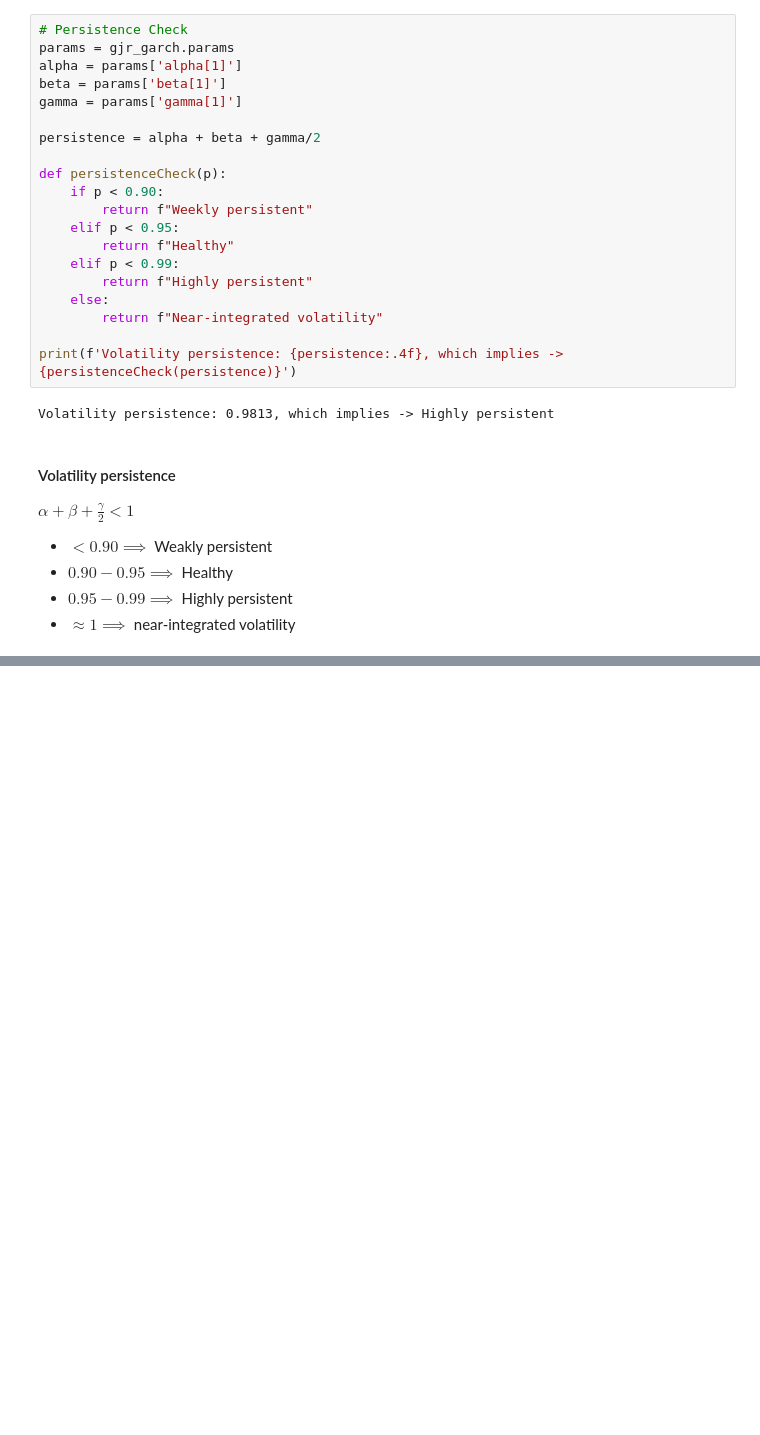
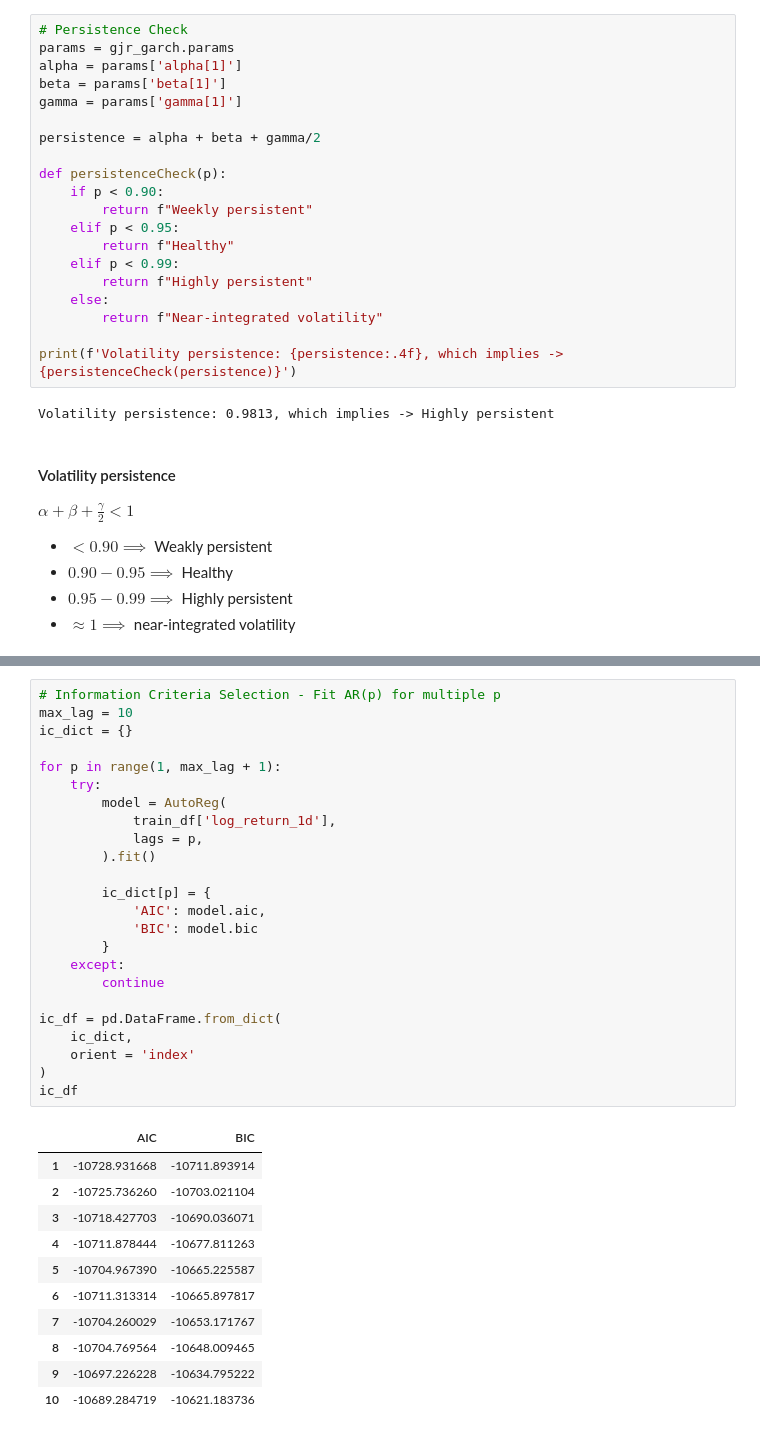
Before and after one commit to gorkemyencak/stock-volatility-time-series-analysis, a Jupyter notebook: main.ipynb, the cells around one changed output, grey strips where cells are left out. Cells and saved outputs as stored; diff of their text form; blank space fills up the shorter version.

```diff
--- a/main.ipynb
+++ b/main.ipynb
@@ -1155,0 +1223,36 @@ $\alpha + \beta + \frac{\gamma}{2} < 1$
+# %%
+# Information Criteria Selection - Fit AR(p) for multiple p
+max_lag = 10
+ic_dict = {}
+
+for p in range(1, max_lag + 1):
+    try:
+        model = AutoReg(
+            train_df['log_return_1d'],
+            lags = p,
+        ).fit()
+
+        ic_dict[p] = {
+            'AIC': model.aic,
+            'BIC': model.bic
+        }
+    except:
+        continue
+
+ic_df = pd.DataFrame.from_dict(
+    ic_dict,
+    orient = 'index'
+)
+ic_df
+# %% [output]
+|  | AIC | BIC |
+| 1 | -10728.931668 | -10711.893914 |
+| 2 | -10725.736260 | -10703.021104 |
+| 3 | -10718.427703 | -10690.036071 |
+| 4 | -10711.878444 | -10677.811263 |
+| 5 | -10704.967390 | -10665.225587 |
+| 6 | -10711.313314 | -10665.897817 |
+| 7 | -10704.260029 | -10653.171767 |
+| 8 | -10704.769564 | -10648.009465 |
+| 9 | -10697.226228 | -10634.795222 |
+| 10 | -10689.284719 | -10621.183736 |
```
Also changed, not shown: parts of 15 cells of this notebook.
